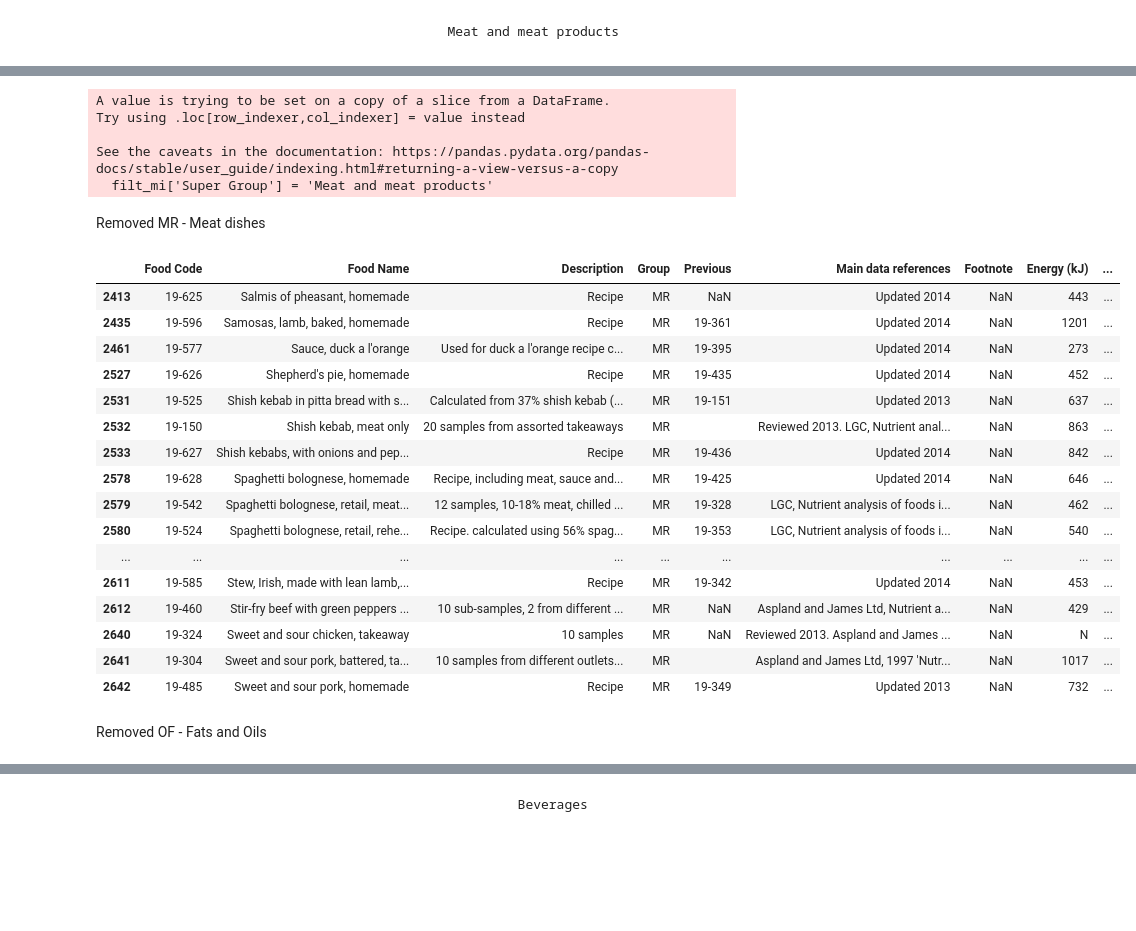
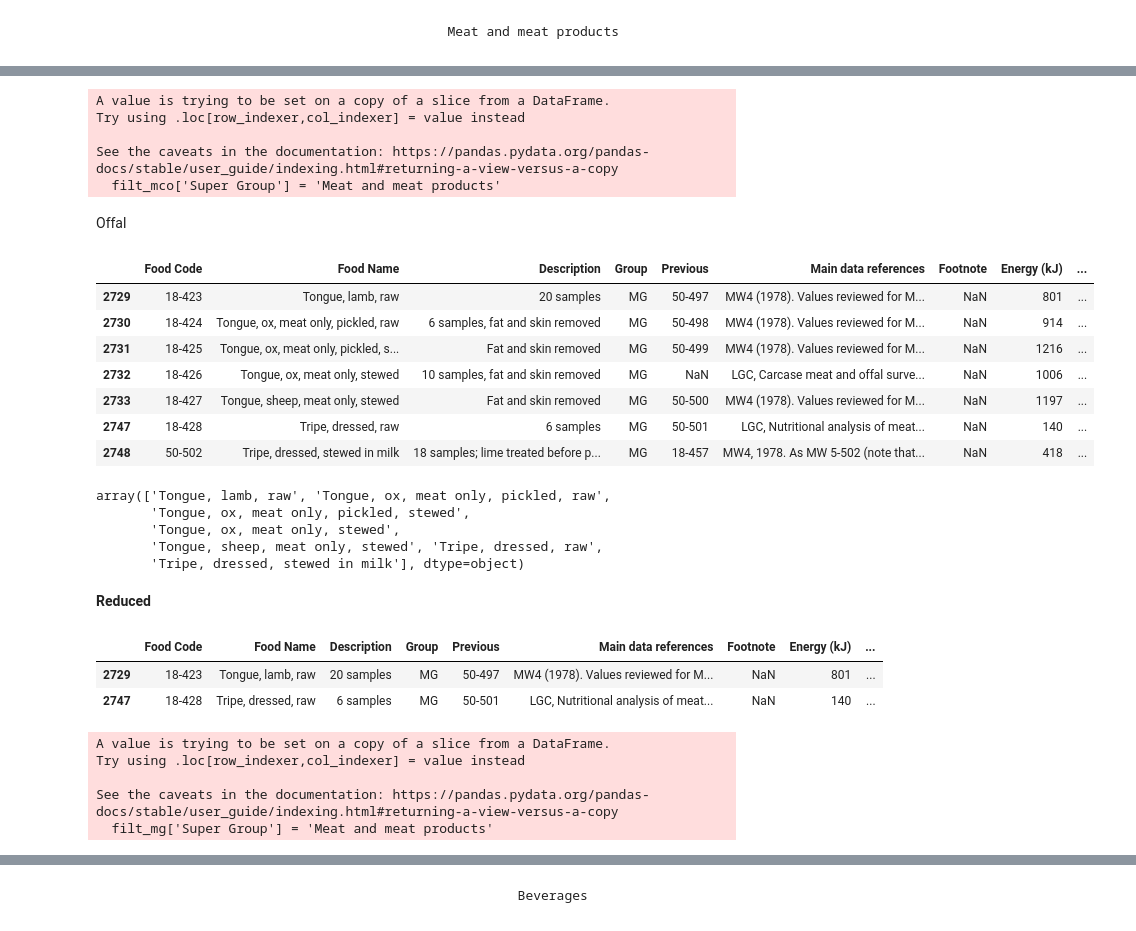
Before and after one commit to elliotkarikari/Product_Weight_Project, a Jupyter notebook: Jupter_notebooks/Reduction, Products that start with T.ipynb, the cells around one changed output, grey strips where cells are left out. Saved outputs shown, nothing was run; the diff lists cells and outputs as text; code cells hidden in the pictures; blank space fills up the shorter version.

```diff
--- a/Jupter_notebooks/Reduction, Products that start with T.ipynb
+++ b/Jupter_notebooks/Reduction, Products that start with T.ipynb
@@ -656,33 +432,32 @@ filt_mi
 # %%
-filt_mi['Super Group'] = 'Meat and meat products'
+filt_mco['Super Group'] = 'Meat and meat products'
 # %% [output]
 A value is trying to be set on a copy of a slice from a DataFrame.
 Try using .loc[row_indexer,col_indexer] = value instead
 
 See the caveats in the documentation: https://pandas.pydata.org/pandas-docs/stable/user_guide/indexing.html#returning-a-view-versus-a-copy
-  filt_mi['Super Group'] = 'Meat and meat products'
+  filt_mco['Super Group'] = 'Meat and meat products'
 # %% [markdown]
-Removed MR - Meat dishes
+Offal
 # %%
-mr = prod_s.loc[prod_s['Group']== 'MR']
-mr
+mg = prod_t.loc[prod_t['Group']== 'MG']
+mg
 # %% [output]
 |  | Food Code | Food Name | Description | Group | Previous | Main data references | Footnote | Energy (kJ) | ... |
-| 2413 | 19-625 | Salmis of pheasant, homemade | Recipe | MR | NaN | Updated 2014 | NaN | 443 | ... |
-| 2435 | 19-596 | Samosas, lamb, baked, homemade | Recipe | MR | 19-361 | Updated 2014 | NaN | 1201 | ... |
-| 2461 | 19-577 | Sauce, duck a l'orange | Used for duck a l'orange recipe c... | MR | 19-395 | Updated 2014 | NaN | 273 | ... |
-| 2527 | 19-626 | Shepherd's pie, homemade | Recipe | MR | 19-435 | Updated 2014 | NaN | 452 | ... |
-| 2531 | 19-525 | Shish kebab in pitta bread with s... | Calculated from 37% shish kebab (... | MR | 19-151 | Updated 2013 | NaN | 637 | ... |
-| 2532 | 19-150 | Shish kebab, meat only | 20 samples from assorted takeaways | MR |  | Reviewed 2013. LGC, Nutrient anal... | NaN | 863 | ... |
-| 2533 | 19-627 | Shish kebabs, with onions and pep... | Recipe | MR | 19-436 | Updated 2014 | NaN | 842 | ... |
-| 2578 | 19-628 | Spaghetti bolognese, homemade | Recipe, including meat, sauce and... | MR | 19-425 | Updated 2014 | NaN | 646 | ... |
-| 2579 | 19-542 | Spaghetti bolognese, retail, meat... | 12 samples, 10-18% meat, chilled ... | MR | 19-328 | LGC, Nutrient analysis of foods i... | NaN | 462 | ... |
-| 2580 | 19-524 | Spaghetti bolognese, retail, rehe... | Recipe. calculated using 56% spag... | MR | 19-353 | LGC, Nutrient analysis of foods i... | NaN | 540 | ... |
-| ... | ... | ... | ... | ... | ... | ... | ... | ... | ... |
-| 2611 | 19-585 | Stew, Irish, made with lean lamb,... | Recipe | MR | 19-342 | Updated 2014 | NaN | 453 | ... |
-| 2612 | 19-460 | Stir-fry beef with green peppers ... | 10 sub-samples, 2 from different ... | MR | NaN | Aspland and James Ltd, Nutrient a... | NaN | 429 | ... |
-| 2640 | 19-324 | Sweet and sour chicken, takeaway | 10 samples | MR | NaN | Reviewed 2013. Aspland and James ... | NaN | N | ... |
-| 2641 | 19-304 | Sweet and sour pork, battered, ta... | 10 samples from different outlets... | MR |  | Aspland and James Ltd, 1997 'Nutr... | NaN | 1017 | ... |
-| 2642 | 19-485 | Sweet and sour pork, homemade | Recipe | MR | 19-349 | Updated 2013 | NaN | 732 | ... |
+| 2729 | 18-423 | Tongue, lamb, raw | 20 samples | MG | 50-497 | MW4 (1978). Values reviewed for M... | NaN | 801 | ... |
+| 2730 | 18-424 | Tongue, ox, meat only, pickled, raw | 6 samples, fat and skin removed | MG | 50-498 | MW4 (1978). Values reviewed for M... | NaN | 914 | ... |
+| 2731 | 18-425 | Tongue, ox, meat only, pickled, s... | Fat and skin removed | MG | 50-499 | MW4 (1978). Values reviewed for M... | NaN | 1216 | ... |
+| 2732 | 18-426 | Tongue, ox, meat only, stewed | 10 samples, fat and skin removed | MG | NaN | LGC, Carcase meat and offal surve... | NaN | 1006 | ... |
+| 2733 | 18-427 | Tongue, sheep, meat only, stewed | Fat and skin removed | MG | 50-500 | MW4 (1978). Values reviewed for M... | NaN | 1197 | ... |
+| 2747 | 18-428 | Tripe, dressed, raw | 6 samples | MG | 50-501 | LGC, Nutritional analysis of meat... | NaN | 140 | ... |
+| 2748 | 50-502 | Tripe, dressed, stewed in milk | 18 samples; lime treated before p... | MG | 18-457 | MW4, 1978. As MW 5-502 (note that... | NaN | 418 | ... |
+# %%
+mg['Food Name'].unique()
+# %% [output]
+array(['Tongue, lamb, raw', 'Tongue, ox, meat only, pickled, raw',
+       'Tongue, ox, meat only, pickled, stewed',
+       'Tongue, ox, meat only, stewed',
+       'Tongue, sheep, meat only, stewed', 'Tripe, dressed, raw',
+       'Tripe, dressed, stewed in milk'], dtype=object)
 # %% [markdown]
-Removed OF - Fats and Oils
+**Reduced**
@@ -688,0 +466,15 @@ Removed OF - Fats and Oils
+# %%
+filt_mg = mg[mg['Food Name'].isin(priority_mg)]
+filt_mg
+# %% [output]
+|  | Food Code | Food Name | Description | Group | Previous | Main data references | Footnote | Energy (kJ) | ... |
+| 2729 | 18-423 | Tongue, lamb, raw | 20 samples | MG | 50-497 | MW4 (1978). Values reviewed for M... | NaN | 801 | ... |
+| 2747 | 18-428 | Tripe, dressed, raw | 6 samples | MG | 50-501 | LGC, Nutritional analysis of meat... | NaN | 140 | ... |
+# %%
+filt_mg['Super Group'] = 'Meat and meat products'
+# %% [output]
+A value is trying to be set on a copy of a slice from a DataFrame.
+Try using .loc[row_indexer,col_indexer] = value instead
+
+See the caveats in the documentation: https://pandas.pydata.org/pandas-docs/stable/user_guide/indexing.html#returning-a-view-versus-a-copy
+  filt_mg['Super Group'] = 'Meat and meat products'
```
Also changed, not shown: parts of 207 cells of this notebook.
